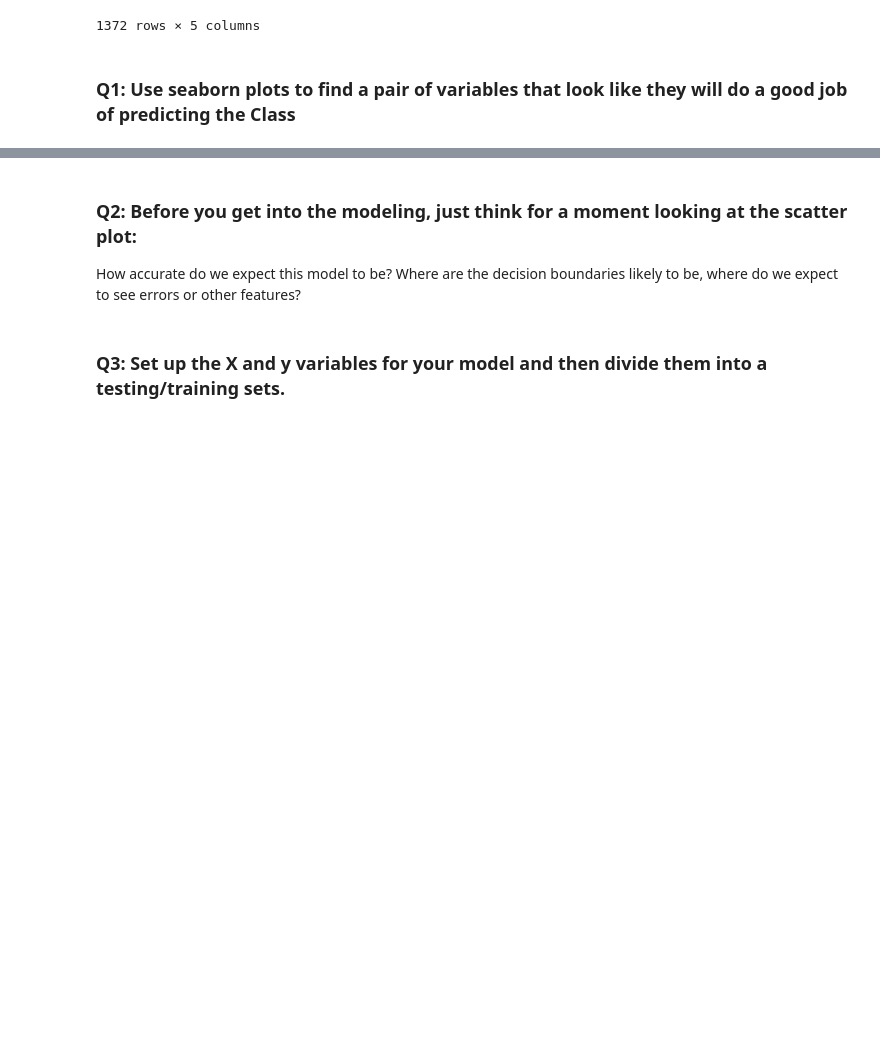
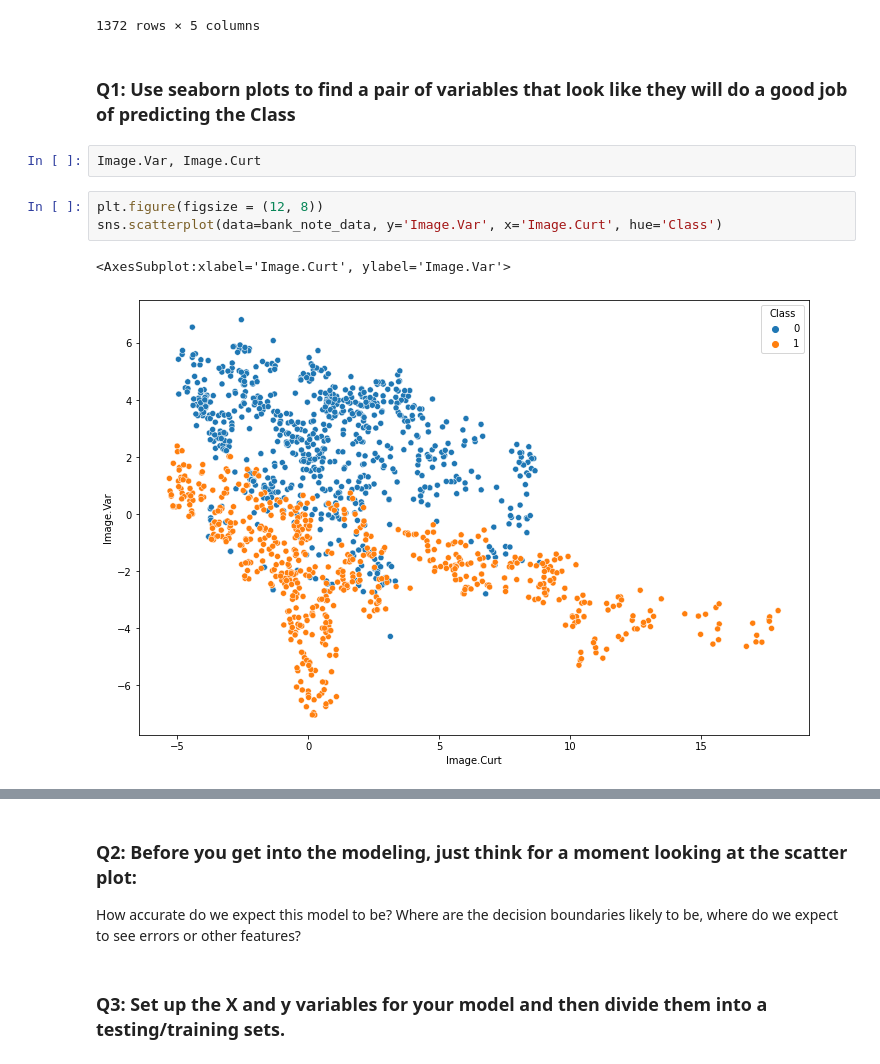
Before and after one commit to virgilpierce/STAT_111, a Jupyter notebook: Class Activity - 11-13.ipynb, the cells around one changed output, grey strips where cells are left out. Saved outputs shown, nothing was run; the diff lists cells and outputs as text; blank space fills up the shorter version.

```diff
--- a/Class Activity - 11-13.ipynb
+++ b/Class Activity - 11-13.ipynb
@@ -38,3 +38,11 @@ bank_note_data
 1372 rows × 5 columns
 # %% [markdown]
 ### Q1:  Use seaborn plots to find a pair of variables that look like they will do a good job of predicting the Class
+# %%
+Image.Var, Image.Curt
+# %%
+plt.figure(figsize = (12, 8))
+sns.scatterplot(data=bank_note_data, y='Image.Var', x='Image.Curt', hue='Class')
+# %% [output]
+<AxesSubplot:xlabel='Image.Curt', ylabel='Image.Var'>
+[figure, added]
```
Also changed, not shown: parts of 9 cells of this notebook, 5 other files.
